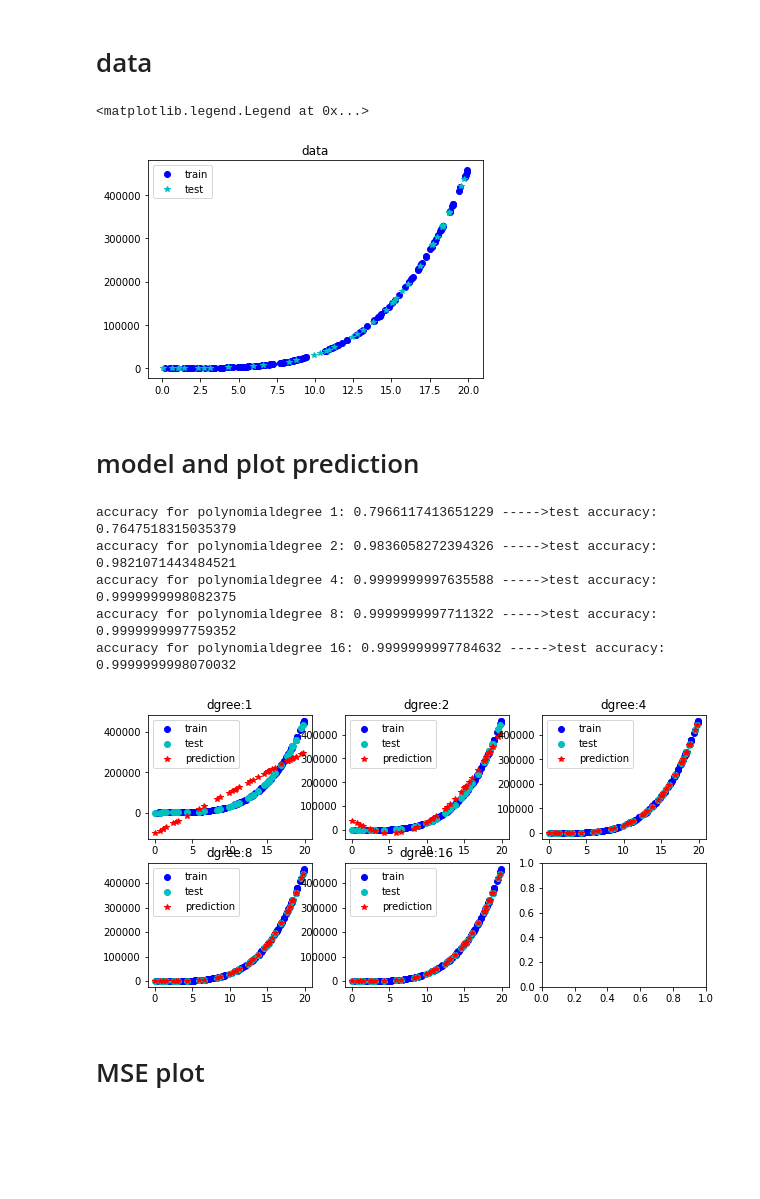
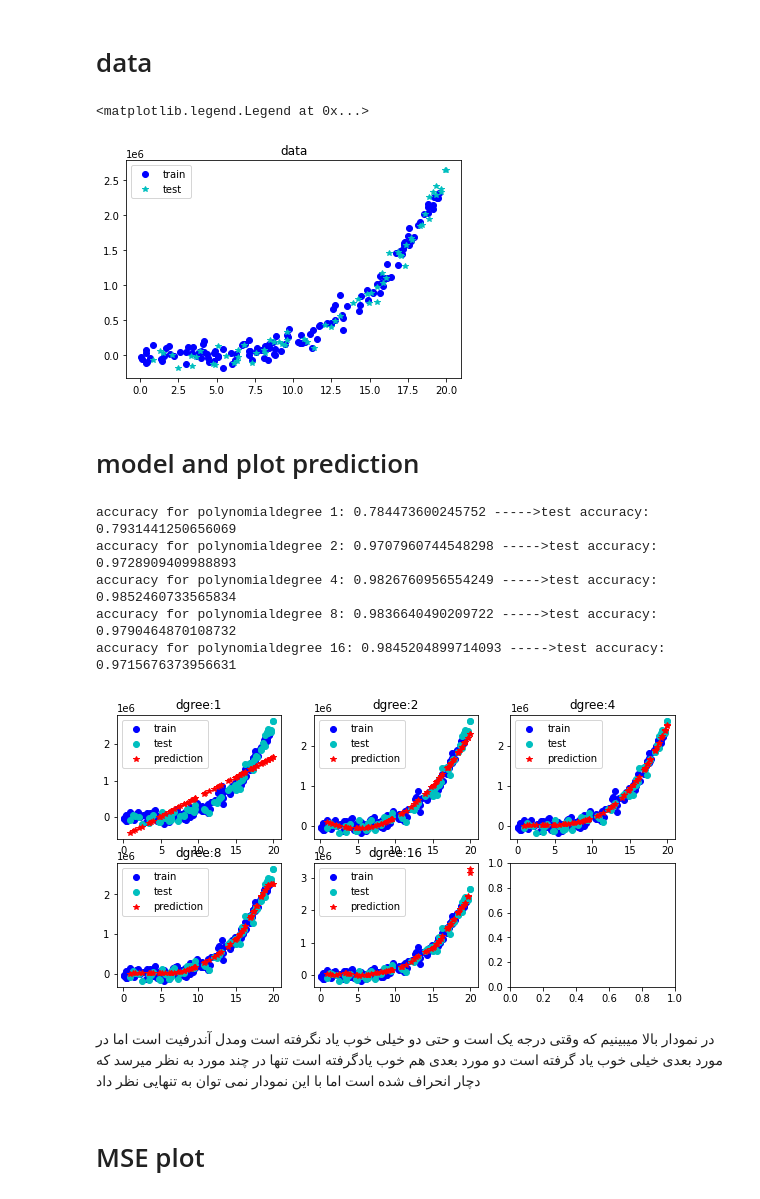
Before and after one commit to ameneh1376/winter_AI_school, a Jupyter notebook: hw2.ipynb, the cells around one changed output. Saved outputs shown, nothing was run; the diff lists cells and outputs as text; code cells hidden in the pictures; blank space fills up the shorter version.

```diff
--- a/hw2.ipynb
+++ b/hw2.ipynb
@@ -11,21 +11,21 @@ from sklearn.metrics import mean_squared_error
 # %% [markdown]
 # data
 # %%
-a ,b ,c ,d ,e =2.7 ,3.6 ,0.6 ,4.25 ,5.1
+a ,b ,c ,d ,e =12.06 ,85 ,0.9 ,5 ,1
 X = np.random.rand(200) * 20
-y = a * (X**4)+b * (X**3) + c * (X**2) + d * X + e + np.random.normal(scale=2, size=200)
+y = a * (X**4)+b * (X**3) + c * (X**2) + d * X + e + 1000*np.random.normal(scale=100, size=200)
 degree = [1, 2, 4, 8, 16]
 new_features = []
 X = X.reshape(-1,1)
-X_train, X_test, y_train, y_test = train_test_split(X, y, test_size=0.20)
+X_train, X_test, y_train, y_test = train_test_split(X, y, test_size=0.33)
 
 plt.title('data')
 plt.plot(X_train,y_train,'bo',label='train')
 plt.plot(X_test,y_test,'c*',label='test')
 plt.legend()
 # %% [output]
 <matplotlib.legend.Legend at 0x...>
-[figure, old version]
+[figure, new version]
 # %% [markdown]
 # model and plot prediction
 # %%
@@ -60,12 +60,14 @@ for i in range(5): # for degree
   plt.plot(X_test,y_pred_test[-1],'r*',label='prediction')
   plt.legend()
 # %% [output]
-accuracy for polynomialdegree 1: 0.7966117413651229 ----->test accuracy: 0.7647518315035379
-accuracy for polynomialdegree 2: 0.9836058272394326 ----->test accuracy: 0.9821071443484521
-accuracy for polynomialdegree 4: 0.9999999997635588 ----->test accuracy: 0.9999999998082375
-accuracy for polynomialdegree 8: 0.9999999997711322 ----->test accuracy: 0.9999999997759352
-accuracy for polynomialdegree 16: 0.9999999997784632 ----->test accuracy: 0.9999999998070032
+accuracy for polynomialdegree 1: 0.784473600245752 ----->test accuracy: 0.7931441250656069
+accuracy for polynomialdegree 2: 0.9707960744548298 ----->test accuracy: 0.9728909409988893
+accuracy for polynomialdegree 4: 0.9826760956554249 ----->test accuracy: 0.9852460733565834
+accuracy for polynomialdegree 8: 0.9836640490209722 ----->test accuracy: 0.9790464870108732
+accuracy for polynomialdegree 16: 0.9845204899714093 ----->test accuracy: 0.9715676373956631
-[figure, old version]
+[figure, new version]
+# %% [markdown]
+ در نمودار بالا میبینیم که وقتی درجه یک است و حتی دو خیلی خوب یاد نگرفته است ومدل آندرفیت است اما در مورد بعدی خیلی خوب یاد گرفته است  دو مورد بعدی هم خوب یادگرفته است تنها در چند مورد به نظر میرسد که دچار انحراف شده است اما با این نمودار نمی توان به تنهایی نظر داد
 # %% [markdown]
 # MSE plot
 # %%
```
Also changed, not shown: parts of 5 cells of this notebook.
